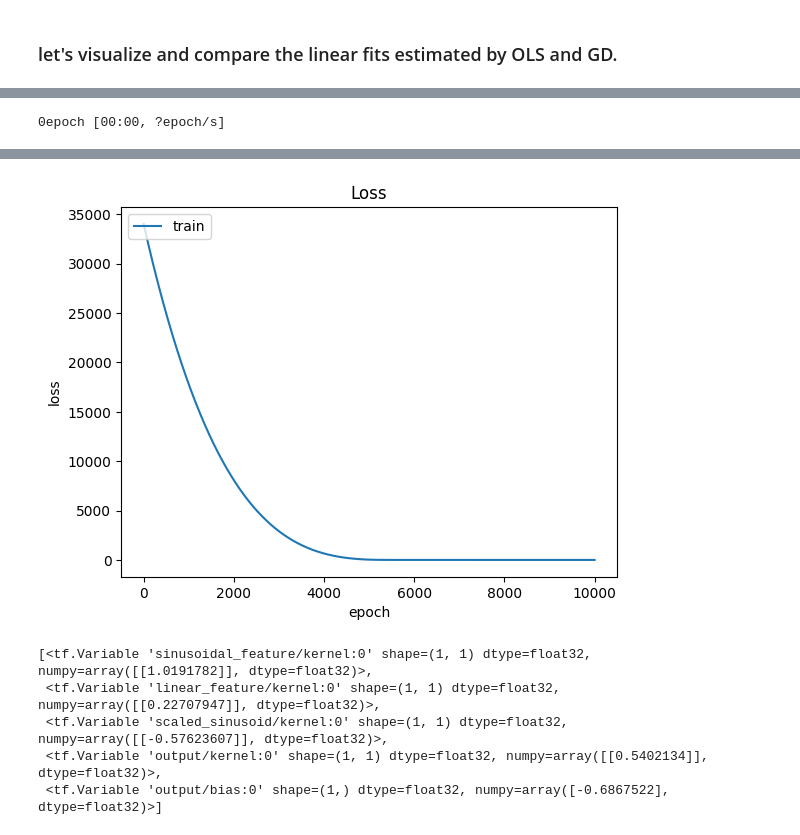
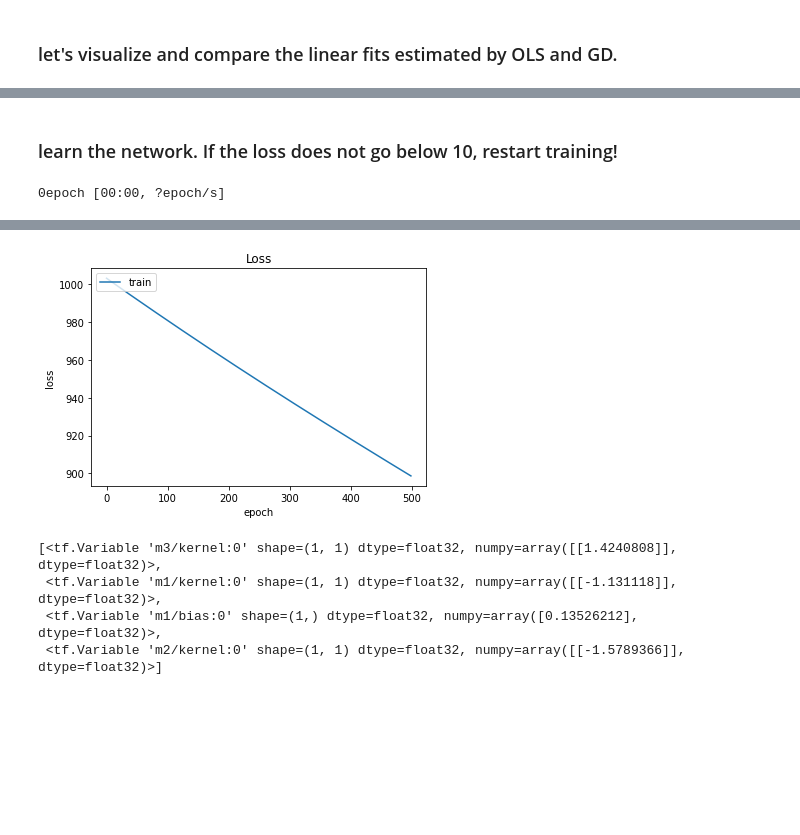
Before and after one commit to sudarsun/DA5401-2024, a Jupyter notebook: Assignment2-Solution.ipynb, the cells around one changed output, grey strips where cells are left out. Drawn from its saved outputs; the diff is of its cells as text; code cells hidden in the pictures; blank space fills up the shorter version.

```diff
--- a/Assignment2-Solution.ipynb
+++ b/Assignment2-Solution.ipynb
@@ -589,11 +600,10 @@ get_custom_objects().update({'sinusoid': Activation(sinusoid)})
 # %%
-inputs = layers.Input((1,), dtype=tf.float32, name='input')
-d1 = layers.Dense(1, name='sinusoidal_feature', activation="sinusoid", use_bias=False)(inputs)
-#d11 = Sinusoid()(d1)
-d2 = layers.Dense(1, name='linear_feature', activation="linear", use_bias=False)(inputs)
-d3 = layers.Dense(1, name='scaled_sinusoid', activation="linear", use_bias=False)(d1) #d11
-output = layers.Dense(1, name='output', activation='linear')(layers.add((d2, d3)))
-model = tf.keras.Model(inputs, output, name='regressor')
-model.compile(optimizer = tf.keras.optimizers.Adam(learning_rate=0.00001), loss='mean_squared_error')
-model.summary()
+#print(y2df.head())
+#yy = np.array(y2df.y)
+#xx = np.array(y2df[["x1"]])  # no need for "bias", as our GD method factors it already.
+
+print(y21.head())
+yy = np.array(y21.y)
+xx = np.array(y21[["x1"]])  # no need for "bias", as our GD method factors it already.
+reg_ds = tf.data.Dataset.from_tensor_slices((xx, yy)).batch(100)
 # %% [output]
@@ -617,5 +615,0 @@ ________________________________________________________________________________
-# %%
-print(y2df.head())
-yy = np.array(y2df.y)
-xx = np.array(y2df[["x"]])  # no need for "bias", as our GD method factors it already.
-reg_ds = tf.data.Dataset.from_tensor_slices((xx, yy)).batch(10)
@@ -628,0 +618,10 @@ reg_ds = tf.data.Dataset.from_tensor_slices((xx, yy)).batch(10)
+# %%
+inputs = layers.Input((1,), dtype=tf.float32, name='input')
+d1 = layers.Dense(1, name='m3', activation="sinusoid", use_bias=False)(inputs)
+d2 = layers.Dense(1, name='m1', use_bias=True)(inputs)
+d3 = layers.Dense(1, name='m2', use_bias=False)(d1)
+output = layers.add((d2, d3), name='output')
+model = tf.keras.Model(inputs, output, name='regressor')
+model.compile(optimizer = tf.keras.optimizers.Adam(learning_rate=0.0001), loss='mean_squared_error')
+model.summary()
+visualkeras.graph_view(model)
@@ -629,12 +657,18 @@ reg_ds = tf.data.Dataset.from_tensor_slices((xx, yy)).batch(10)
+# %% [markdown]
+### learn the network.  If the loss does not go below 10, restart training!
 # %%
 from tqdm.keras import TqdmCallback
 
-history = model.fit(reg_ds, epochs = 10000, verbose=0, callbacks=[TqdmCallback(verbose=1)])
+history = model.fit(reg_ds, epochs = 500, verbose=0, callbacks=[TqdmCallback(verbose=0)])
+yhat8 = model.predict(reg_ds)
+
 plt.plot(history.history['loss'])
 plt.title('Loss')
 plt.ylabel('loss')
 plt.xlabel('epoch')
 plt.legend(['train'], loc='upper left')
 plt.show()
+
+model.weights
 # %% [output]
 0epoch [00:00, ?epoch/s]
@@ -641,9 +676,5 @@ plt.show()
-[figure, old version]
+[figure, new version]
+[<tf.Variable 'm3/kernel:0' shape=(1, 1) dtype=float32, numpy=array([[1.4240808]], dtype=float32)>,
+ <tf.Variable 'm1/kernel:0' shape=(1, 1) dtype=float32, numpy=array([[-1.131118]], dtype=float32)>,
+ <tf.Variable 'm1/bias:0' shape=(1,) dtype=float32, numpy=array([0.13526212], dtype=float32)>,
+ <tf.Variable 'm2/kernel:0' shape=(1, 1) dtype=float32, numpy=array([[-1.5789366]], dtype=float32)>]
-# %%
-model.weights
-# %% [output]
-[<tf.Variable 'sinusoidal_feature/kernel:0' shape=(1, 1) dtype=float32, numpy=array([[1.0191782]], dtype=float32)>,
- <tf.Variable 'linear_feature/kernel:0' shape=(1, 1) dtype=float32, numpy=array([[0.22707947]], dtype=float32)>,
- <tf.Variable 'scaled_sinusoid/kernel:0' shape=(1, 1) dtype=float32, numpy=array([[-0.57623607]], dtype=float32)>,
- <tf.Variable 'output/kernel:0' shape=(1, 1) dtype=float32, numpy=array([[0.5402134]], dtype=float32)>,
- <tf.Variable 'output/bias:0' shape=(1,) dtype=float32, numpy=array([-0.6867522], dtype=float32)>]
```
Also changed, not shown: parts of 27 cells of this notebook.
